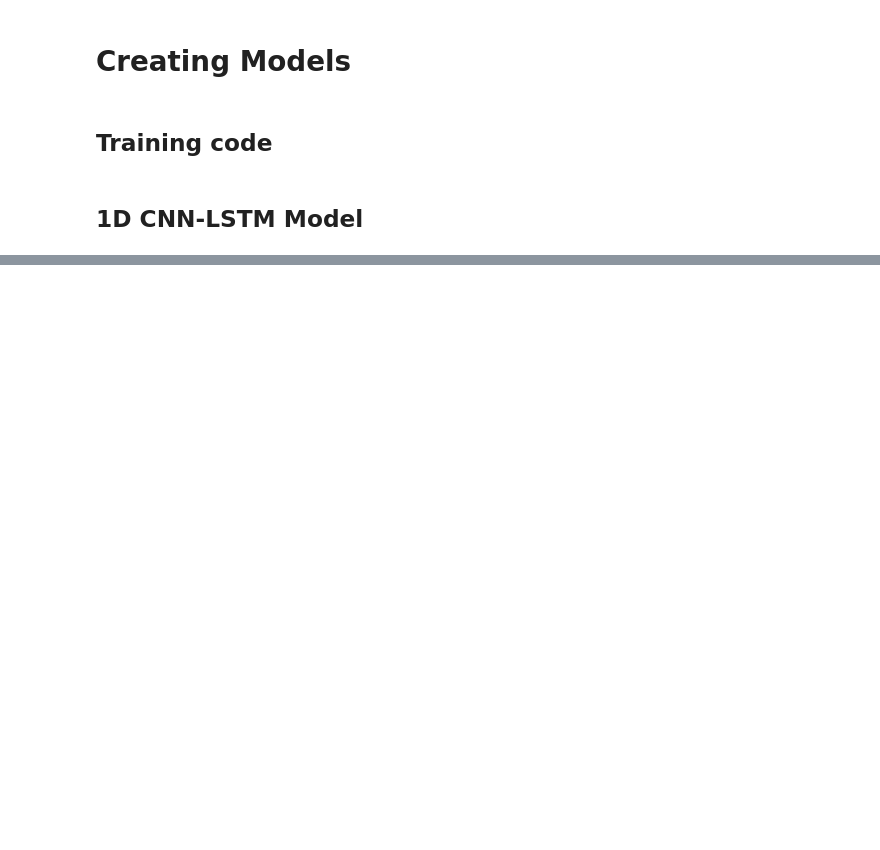
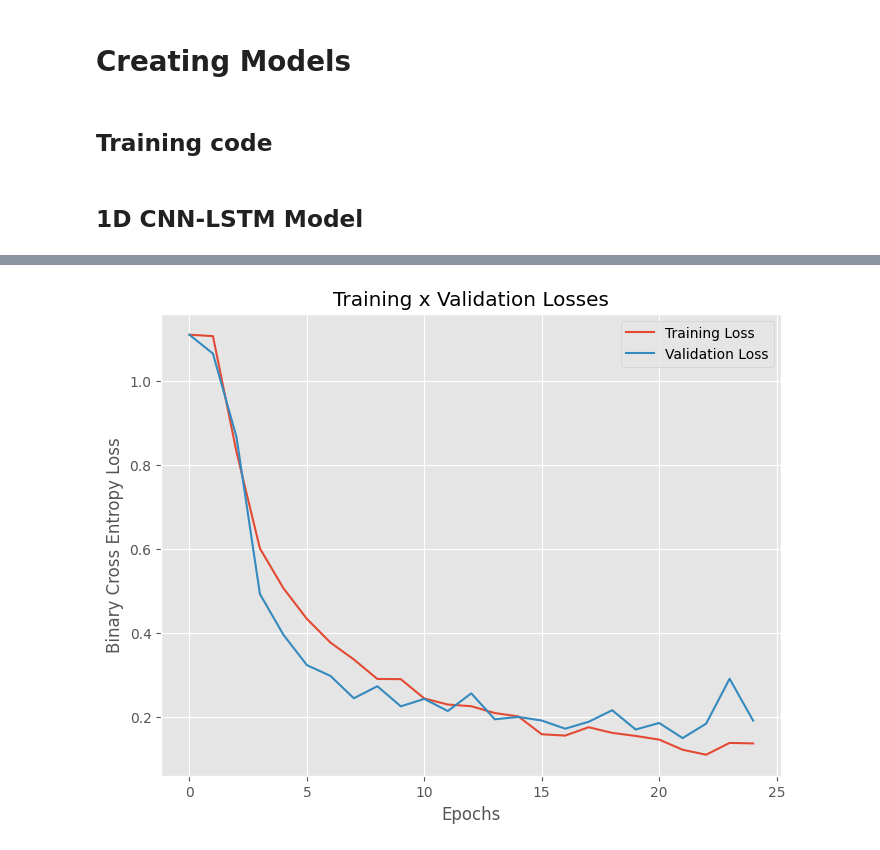
Before and after one commit to paulovictorcorreia/INF8225, a Jupyter notebook: TP4 - Final Project/main.ipynb, the cells around one changed output, grey strips where cells are left out. Drawn from its saved outputs; the diff is of its cells as text; code cells hidden in the pictures; blank space fills up the shorter version.

Commit message:
adjusting training and ploting loss lines

```diff
--- a/TP4 - Final Project/main.ipynb
+++ b/TP4 - Final Project/main.ipynb
@@ -125,6 +167,7 @@ def training(
 class CNN_LSTM_Classifier(pl.LightningModule):
     def __init__(self,):
         super().__init__()
+        self.device_ = "cuda:0" if torch.cuda.is_available() else "cpu"
         self.conv_1 = nn.Conv1d(1, 64, 3)
         self.relu = nn.ReLU()
         self.max_pool = nn.MaxPool1d(2, 2)
@@ -165,7 +208,28 @@ class CNN_LSTM_Classifier(pl.LightningModule):
         out = self.fc_out(out)
         return out
 
+    def predict_batch(self, X: torch.FloatTensor):
+        pred = (torch.sigmoid(self(X)) > 0.5).int()
+        return pred
+
+    def predict(self, dataloader: DataLoader):
+        predictions = list()
+        for i, data in enumerate(dataloader, 1):
+            # get the inputs; data is a list of [inputs, labels]
+            with torch.no_grad():
+                X = data["X"]
+                y_pred = self.predict_batch(X)
+                predictions.append(y_pred)
+        predictions = torch.cat(predictions, 0)
+        return predictions
+
+    def to_string(self):
+        return "CNN_LSTM_Classifier"
+
+
+
 model = CNN_LSTM_Classifier()
-model = training(model, train_dataloader, val_dataloader, device=DEVICE, epochs=15)
-# model(X_val)
+state = training(model, train_dataloader, val_dataloader, device=DEVICE, epochs=25, lr=0.0001)
+# state["model"]
+# model.predict(test_dataloader).shape
 # %% [output]
@@ -186,0 +253,11 @@ Epoch: 14       Training loss: 0.49107           Validation Loss: 0.49076
+# %%
+plt.figure(figsize=(8, 6))
+plt.plot(state["train_loss"], label="Training Loss")
+plt.plot(state["val_loss"], label="Validation Loss")
+plt.legend(loc="best")
+plt.title("Training x Validation Losses")
+plt.xlabel("Epochs")
+plt.ylabel("Binary Cross Entropy Loss")
+plt.show()
+# %% [output]
+[figure, added]
```
Also changed, not shown: parts of 6 cells of this notebook, 1 other file.
